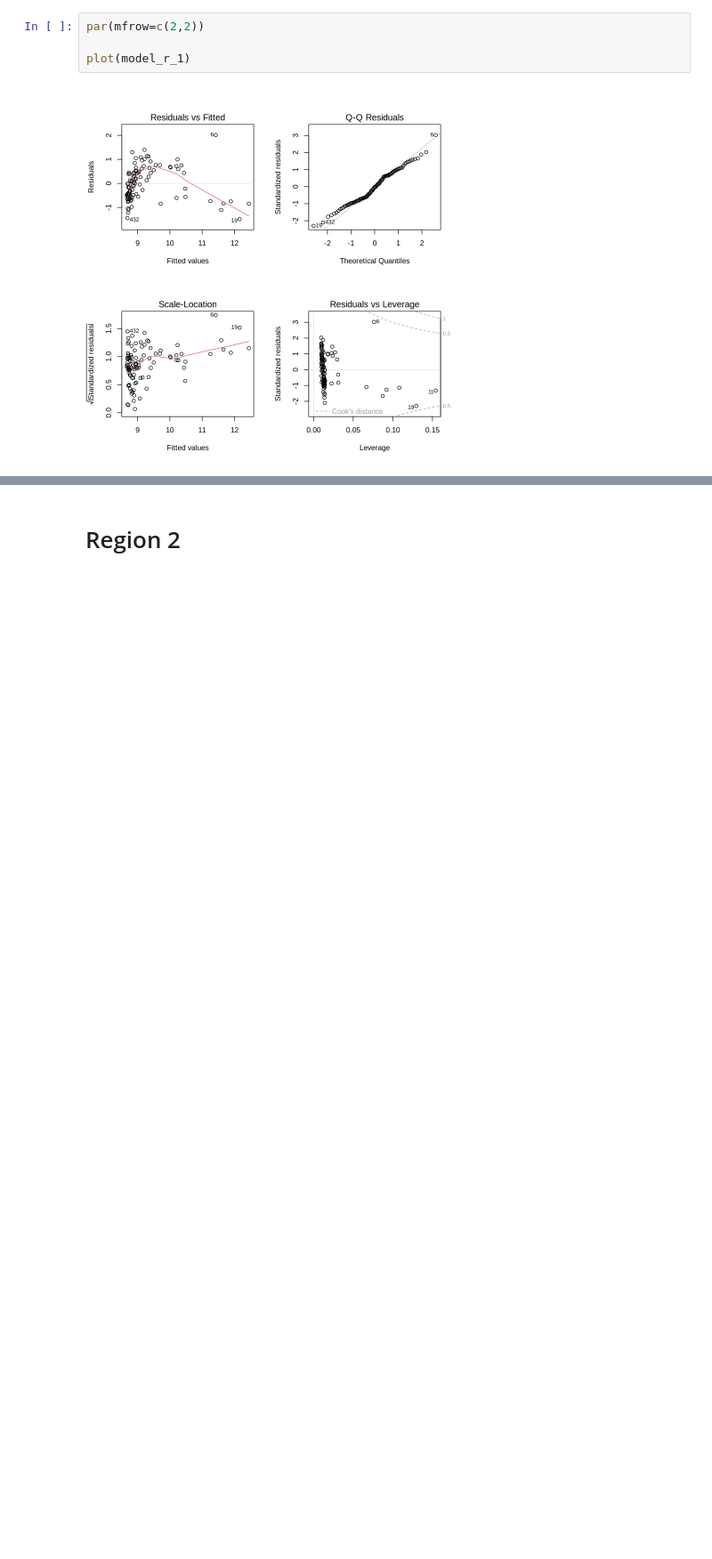
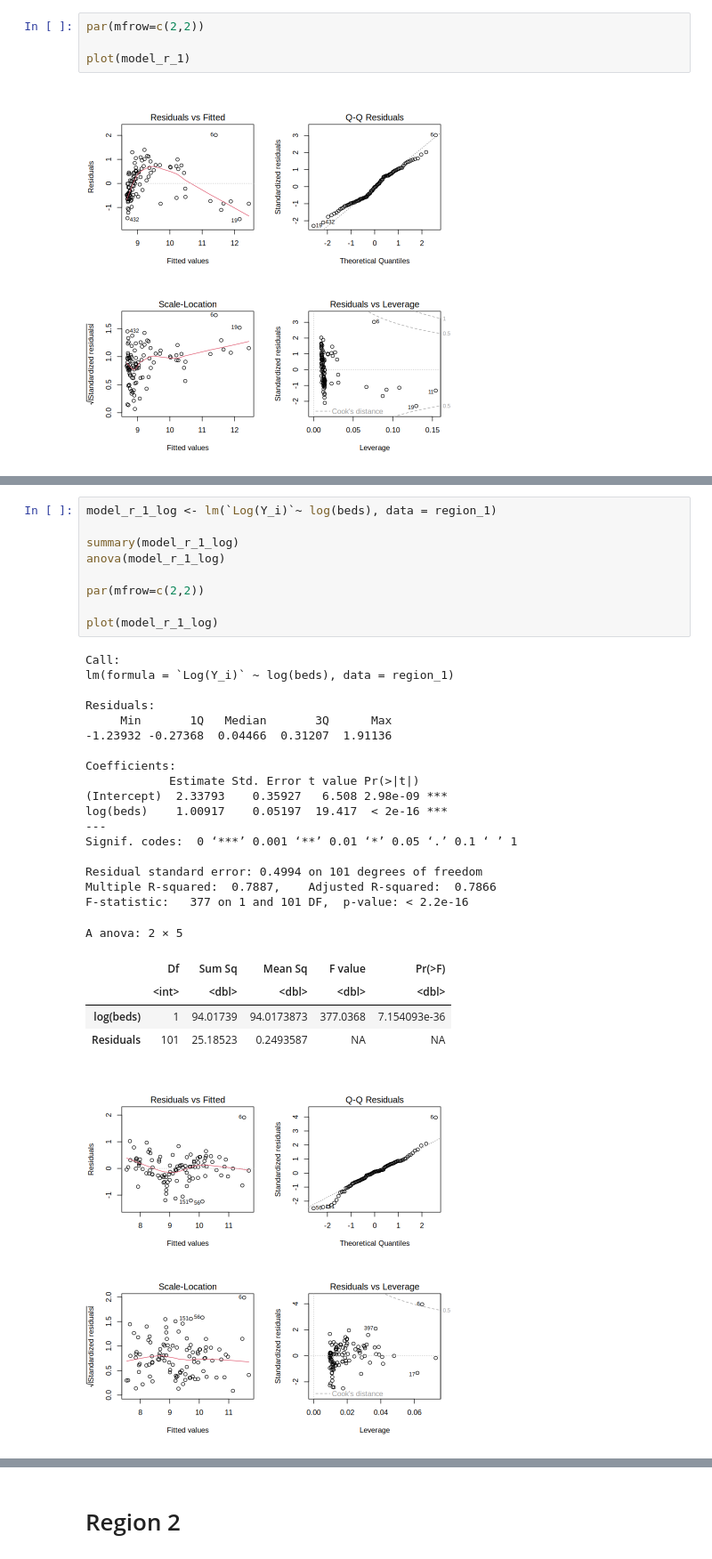
Before and after one commit to brandoncabrera707/STA_108_Regression_FinalProject, a Jupyter notebook: FinalProject_STA108.ipynb, the cells around one changed output, grey strips where cells are left out. Shown at 89% size. Cells and saved outputs as stored; diff of their text form; blank space fills up the shorter version.

```diff
--- a/FinalProject_STA108.ipynb
+++ b/FinalProject_STA108.ipynb
@@ -149,0 +150,33 @@ It is clear that in the Residuals vs Fitted graph that there is a nonlinear rela
+# %%
+model_r_1_log <- lm(`Log(Y_i)`~ log(beds), data = region_1)
+
+summary(model_r_1_log)
+anova(model_r_1_log)
+
+par(mfrow=c(2,2))
+
+plot(model_r_1_log)
+# %% [output]
+Call:
+lm(formula = `Log(Y_i)` ~ log(beds), data = region_1)
+
+Residuals:
+     Min       1Q   Median       3Q      Max
+-1.23932 -0.27368  0.04466  0.31207  1.91136
+
+Coefficients:
+            Estimate Std. Error t value Pr(>|t|)
+(Intercept)  2.33793    0.35927   6.508 2.98e-09 ***
+log(beds)    1.00917    0.05197  19.417  < 2e-16 ***
+---
+Signif. codes:  0 ‘***’ 0.001 ‘**’ 0.01 ‘*’ 0.05 ‘.’ 0.1 ‘ ’ 1
+
+Residual standard error: 0.4994 on 101 degrees of freedom
+Multiple R-squared:  0.7887,    Adjusted R-squared:  0.7866
+F-statistic:   377 on 1 and 101 DF,  p-value: < 2.2e-16
+A anova: 2 × 5
+|  | Df | Sum Sq | Mean Sq | F value | Pr(>F) |
+|  | <int> | <dbl> | <dbl> | <dbl> | <dbl> |
+| log(beds) | 1 | 94.01739 | 94.0173873 | 377.0368 | 7.154093e-36 |
+| Residuals | 101 | 25.18523 | 0.2493587 | NA | NA |
+[figure, added]
```
Also changed, not shown: parts of 3 cells of this notebook.
